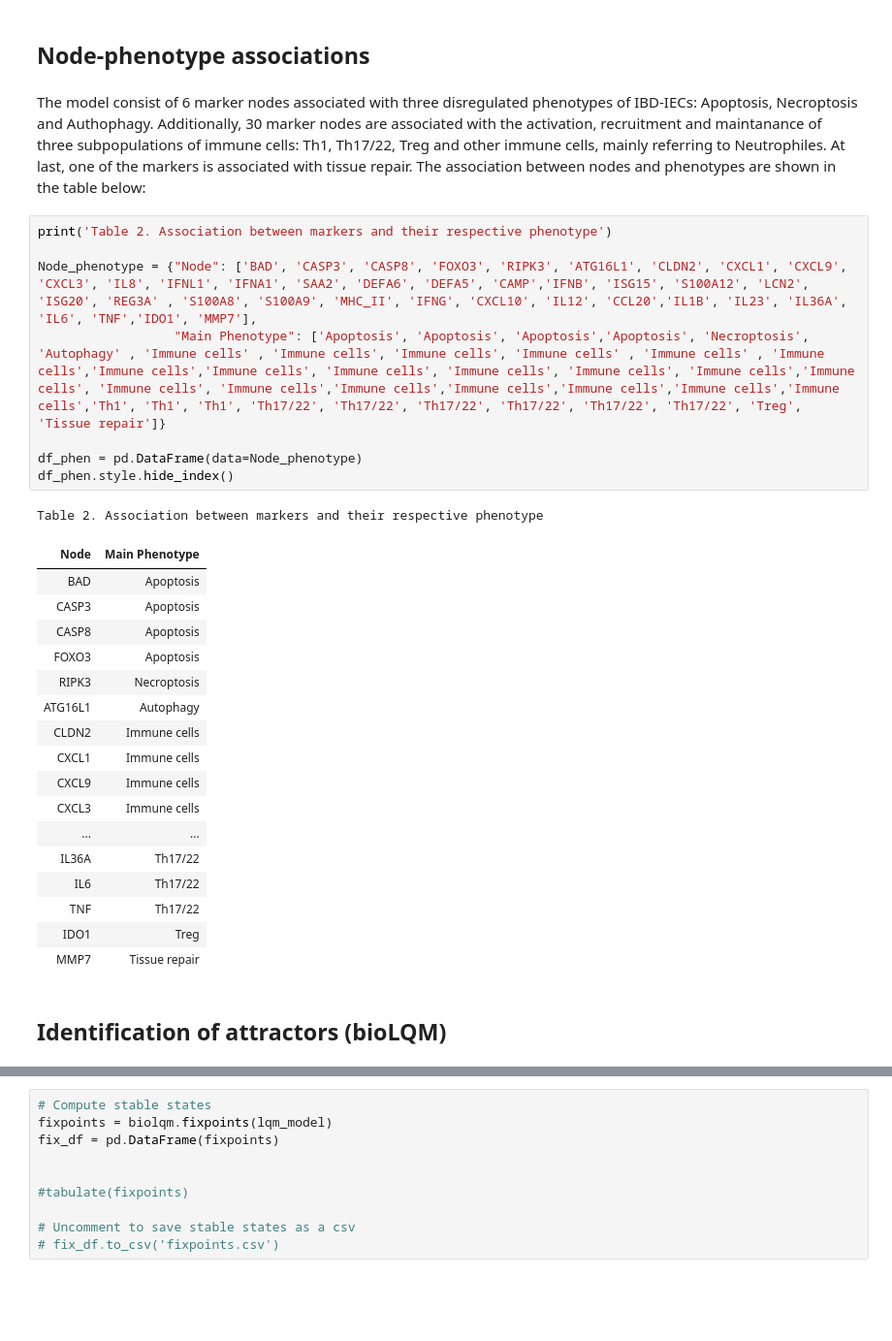
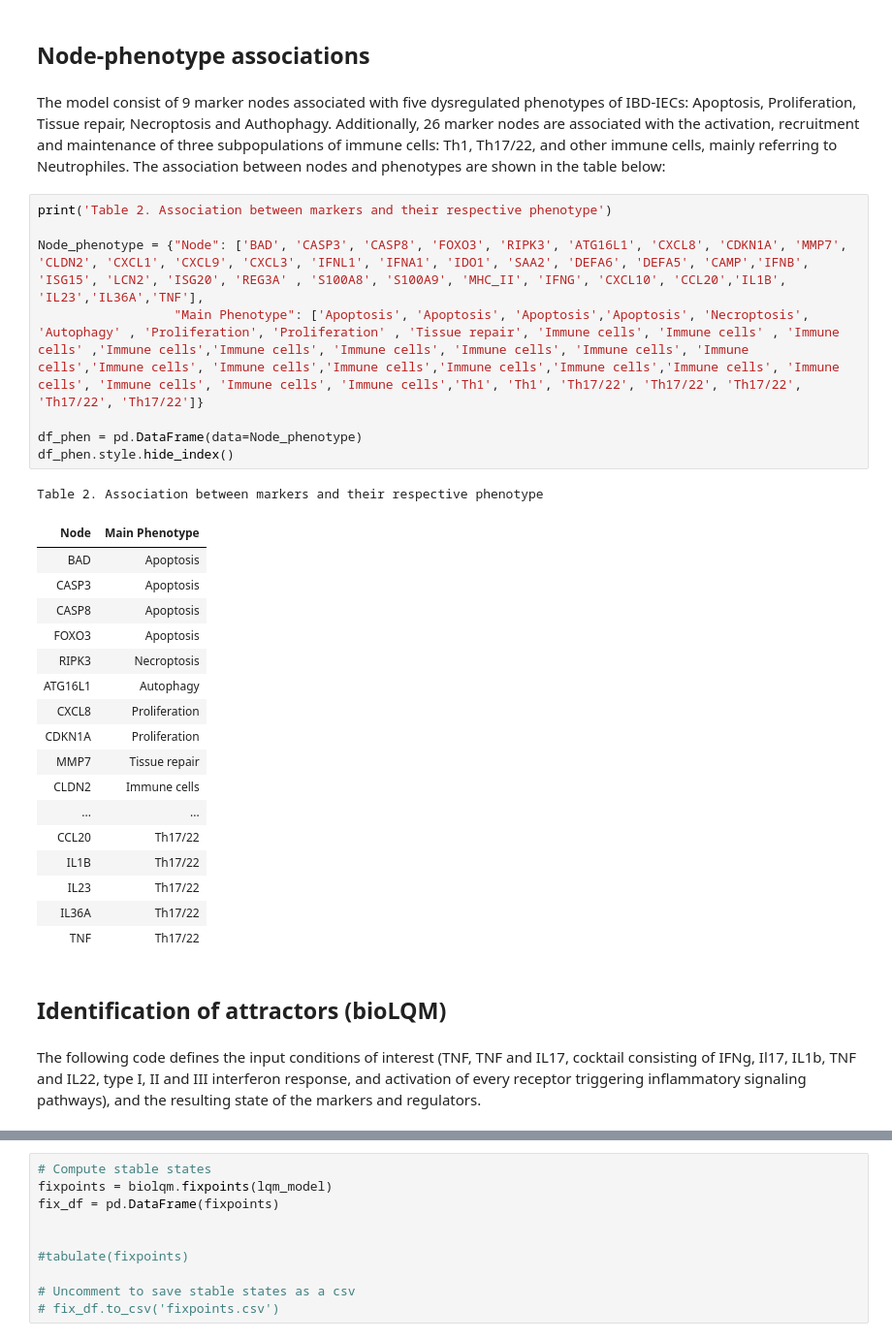
Before and after one commit to saraper/Supplementary_material, a Jupyter notebook: Model analysis/IBD_model_analysis.ipynb, the cells around one changed output, grey strips where cells are left out. Shown at 97% size. Saved outputs shown, nothing was run; the diff lists cells and outputs as text; blank space fills up the shorter version.

```diff
--- a/Model analysis/IBD_model_analysis.ipynb
+++ b/Model analysis/IBD_model_analysis.ipynb
@@ -74,36 +73,38 @@ Table 1. Summary of general model properties
 # %% [markdown]
 ## Node-phenotype associations
 # %% [markdown]
-The model consist of 6 marker nodes associated with three disregulated phenotypes of IBD-IECs: Apoptosis, Necroptosis and Authophagy. Additionally, 30 marker nodes are associated with the activation, recruitment and maintanance of three subpopulations of immune cells: Th1, Th17/22, Treg and other immune cells, mainly referring to Neutrophiles. At last, one of the markers is associated with tissue repair. The association between nodes and phenotypes are shown in the table below:
+The model consist of 9 marker nodes associated with five dysregulated phenotypes of IBD-IECs: Apoptosis, Proliferation, Tissue repair, Necroptosis and Authophagy. Additionally, 26 marker nodes are associated with the activation, recruitment and maintenance of three subpopulations of immune cells: Th1, Th17/22, and other immune cells, mainly referring to Neutrophiles. The association between nodes and phenotypes are shown in the table below:
 # %%
 print('Table 2. Association between markers and their respective phenotype')
 
-Node_phenotype = {"Node": ['BAD', 'CASP3', 'CASP8', 'FOXO3', 'RIPK3', 'ATG16L1', 'CLDN2', 'CXCL1', 'CXCL9', 'CXCL3', 'IL8', 'IFNL1', 'IFNA1', 'SAA2', 'DEFA6', 'DEFA5', 'CAMP','IFNB', 'ISG15', 'S100A12', 'LCN2', 'ISG20', 'REG3A' , 'S100A8', 'S100A9', 'MHC_II', 'IFNG', 'CXCL10', 'IL12', 'CCL20','IL1B', 'IL23', 'IL36A', 'IL6', 'TNF','IDO1', 'MMP7'],
-                  "Main Phenotype": ['Apoptosis', 'Apoptosis', 'Apoptosis','Apoptosis', 'Necroptosis', 'Autophagy' , 'Immune cells' , 'Immune cells', 'Immune cells', 'Immune cells' , 'Immune cells' , 'Immune cells','Immune cells','Immune cells', 'Immune cells', 'Immune cells', 'Immune cells', 'Immune cells','Immune cells', 'Immune cells', 'Immune cells','Immune cells','Immune cells','Immune cells','Immune cells','Immune cells','Th1', 'Th1', 'Th1', 'Th17/22', 'Th17/22', 'Th17/22', 'Th17/22', 'Th17/22', 'Th17/22', 'Treg', 'Tissue repair']}
+Node_phenotype = {"Node": ['BAD', 'CASP3', 'CASP8', 'FOXO3', 'RIPK3', 'ATG16L1', 'CXCL8', 'CDKN1A', 'MMP7', 'CLDN2', 'CXCL1', 'CXCL9', 'CXCL3', 'IFNL1', 'IFNA1', 'IDO1', 'SAA2', 'DEFA6', 'DEFA5', 'CAMP','IFNB', 'ISG15', 'LCN2', 'ISG20', 'REG3A' , 'S100A8', 'S100A9', 'MHC_II', 'IFNG', 'CXCL10', 'CCL20','IL1B', 'IL23','IL36A','TNF'],
+                  "Main Phenotype": ['Apoptosis', 'Apoptosis', 'Apoptosis','Apoptosis', 'Necroptosis', 'Autophagy' , 'Proliferation', 'Proliferation' , 'Tissue repair', 'Immune cells', 'Immune cells' , 'Immune cells' ,'Immune cells','Immune cells', 'Immune cells', 'Immune cells', 'Immune cells', 'Immune cells','Immune cells', 'Immune cells','Immune cells','Immune cells','Immune cells','Immune cells', 'Immune cells', 'Immune cells', 'Immune cells', 'Immune cells','Th1', 'Th1', 'Th17/22', 'Th17/22', 'Th17/22', 'Th17/22', 'Th17/22']}
 
 df_phen = pd.DataFrame(data=Node_phenotype)
 df_phen.style.hide_index()
 # %% [output]
 Table 2. Association between markers and their respective phenotype
 | Node | Main Phenotype |
 | BAD | Apoptosis |
 | CASP3 | Apoptosis |
 | CASP8 | Apoptosis |
 | FOXO3 | Apoptosis |
 | RIPK3 | Necroptosis |
 | ATG16L1 | Autophagy |
+| CXCL8 | Proliferation |
+| CDKN1A | Proliferation |
+| MMP7 | Tissue repair |
 | CLDN2 | Immune cells |
-| CXCL1 | Immune cells |
-| CXCL9 | Immune cells |
-| CXCL3 | Immune cells |
 | ... | ... |
+| CCL20 | Th17/22 |
+| IL1B | Th17/22 |
+| IL23 | Th17/22 |
 | IL36A | Th17/22 |
-| IL6 | Th17/22 |
 | TNF | Th17/22 |
-| IDO1 | Treg |
-| MMP7 | Tissue repair |
 # %% [markdown]
 ## Identification of attractors (bioLQM)
+# %% [markdown]
+The following code defines the input conditions of interest (TNF, TNF and IL17, cocktail consisting of IFNg, Il17, IL1b, TNF and IL22, type I, II and III interferon response, and activation of every receptor triggering inflammatory signaling pathways), and the resulting state of the markers and regulators.
 # %%
 #Define input conditions
 
```
Also changed, not shown: parts of 54 cells of this notebook, 2 other files.
